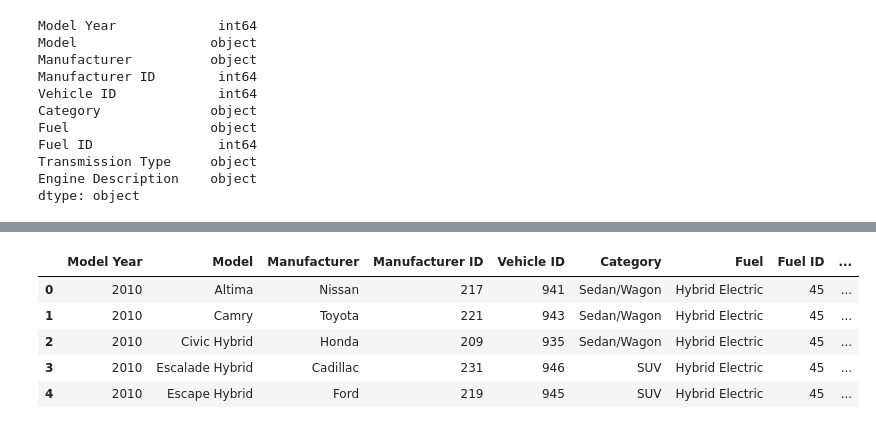
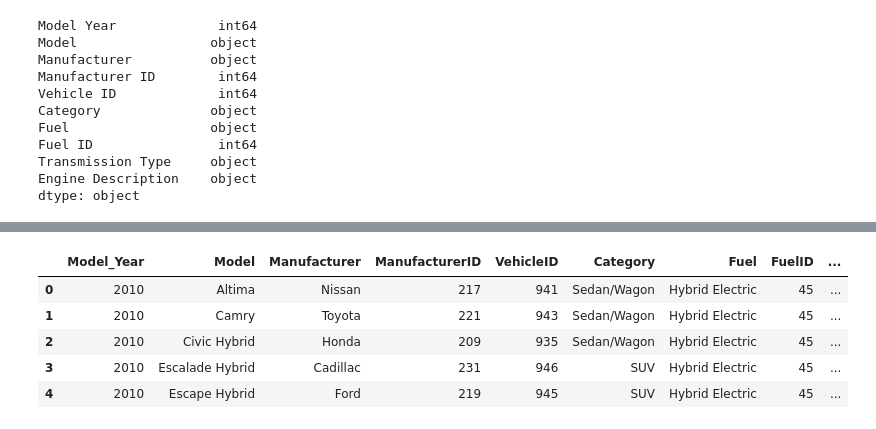
Before and after one commit to sedaverde/Electric-Car-Data-Analysis, a Jupyter notebook: Jupyter_Notebooks/EvsLightDutyDetails_Cleaning.ipynb, the cells around one changed output, grey strips where cells are left out. Drawn from its saved outputs; the diff is of its cells as text; code cells hidden in the pictures.

```diff
--- a/Jupyter_Notebooks/EvsLightDutyDetails_Cleaning.ipynb
+++ b/Jupyter_Notebooks/EvsLightDutyDetails_Cleaning.ipynb
@@ -81,3 +81,8 @@ Fuel ID                int64
 Transmission Type     object
 Engine Description    object
 dtype: object
+# %%
+light_duty_details_df.rename(columns = {'Model Year':'Model_Year', 'Manufacturer ID':'ManufacturerID',
+                                        'Vehicle ID':'VehicleID', 'Fuel ID':'FuelID', 'Transmission Type':'Transmission_Type',
+                                        'Engine Description':'Engine_Description'}, inplace = True)
+light_duty_details_df.head()
@@ -84,9 +96,9 @@ dtype: object
 # %%
-light_duty_details_df.sort_values(by=['Model Year', 'Model', 'Manufacturer'], inplace=True)
+light_duty_details_df.sort_values(by=['Model_Year', 'Model', 'Manufacturer'], inplace=True)
 light_duty_details_df.reset_index(inplace=True, drop= True)
 light_duty_details_df.head()
 # %% [output]
-|  | Model Year | Model | Manufacturer | Manufacturer ID | Vehicle ID | Category | Fuel | Fuel ID | ... |
+|  | Model_Year | Model | Manufacturer | ManufacturerID | VehicleID | Category | Fuel | FuelID | ... |
 | 0 | 2010 | Altima | Nissan | 217 | 941 | Sedan/Wagon | Hybrid Electric | 45 | ... |
 | 1 | 2010 | Camry | Toyota | 221 | 943 | Sedan/Wagon | Hybrid Electric | 45 | ... |
 | 2 | 2010 | Civic Hybrid | Honda | 209 | 935 | Sedan/Wagon | Hybrid Electric | 45 | ... |
```
Also changed, not shown: parts of 2 cells of this notebook, 21 other files.
